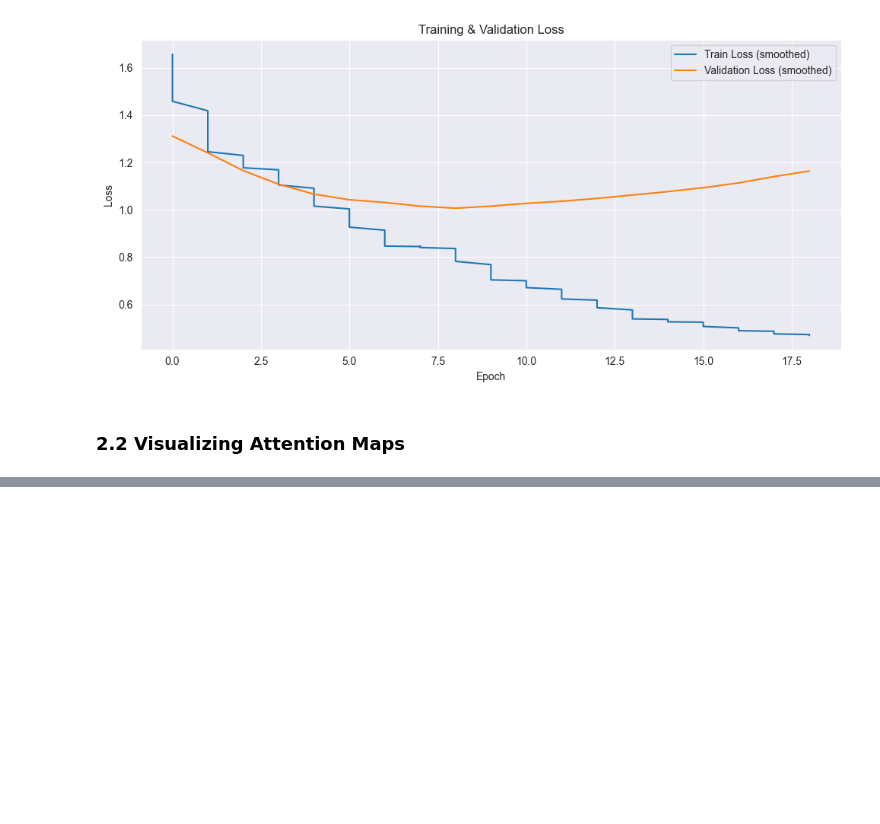
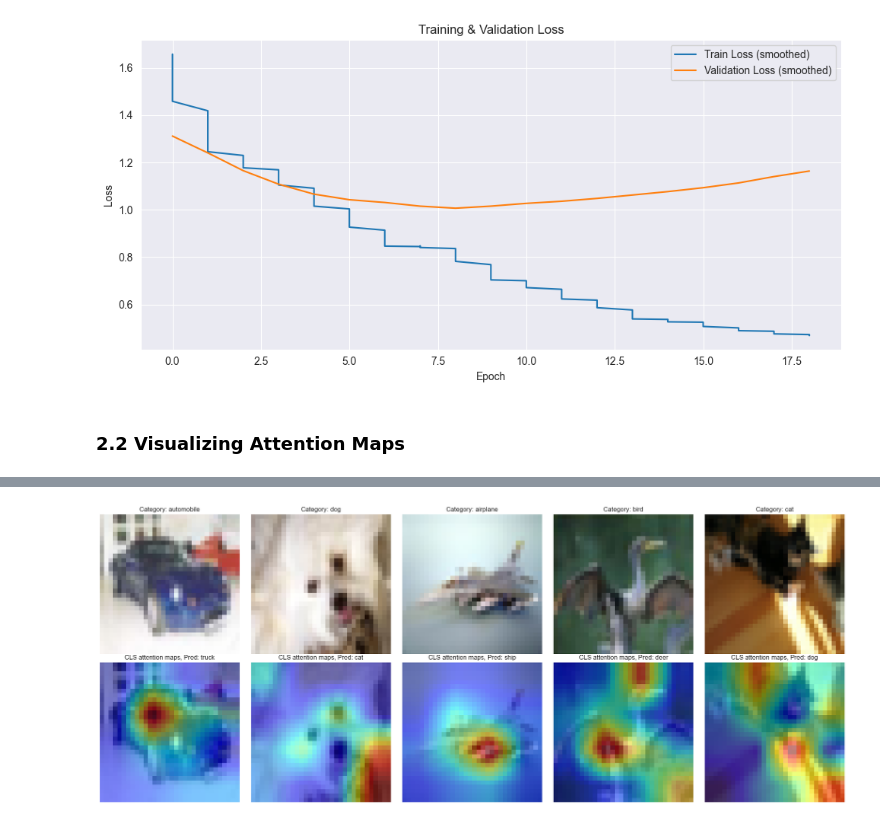
Before and after one commit to amirnadaBGU/deeplearning_hw3, a Jupyter notebook: Assignment3.ipynb, the cells around one changed output, grey strips where cells are left out. Drawn from its saved outputs; the diff is of its cells as text; code cells hidden in the pictures; blank space fills up the shorter version.

```diff
--- a/Assignment3.ipynb
+++ b/Assignment3.ipynb
@@ -1191,0 +1358,5 @@ with torch.no_grad():
+# %%
+
+show_vit_attention_examples(best_model, test_dataset,equal_tags = False,random_seed=58)
+# %% [output]
+[figure, added]
```
Also changed, not shown: parts of 8 cells of this notebook.
